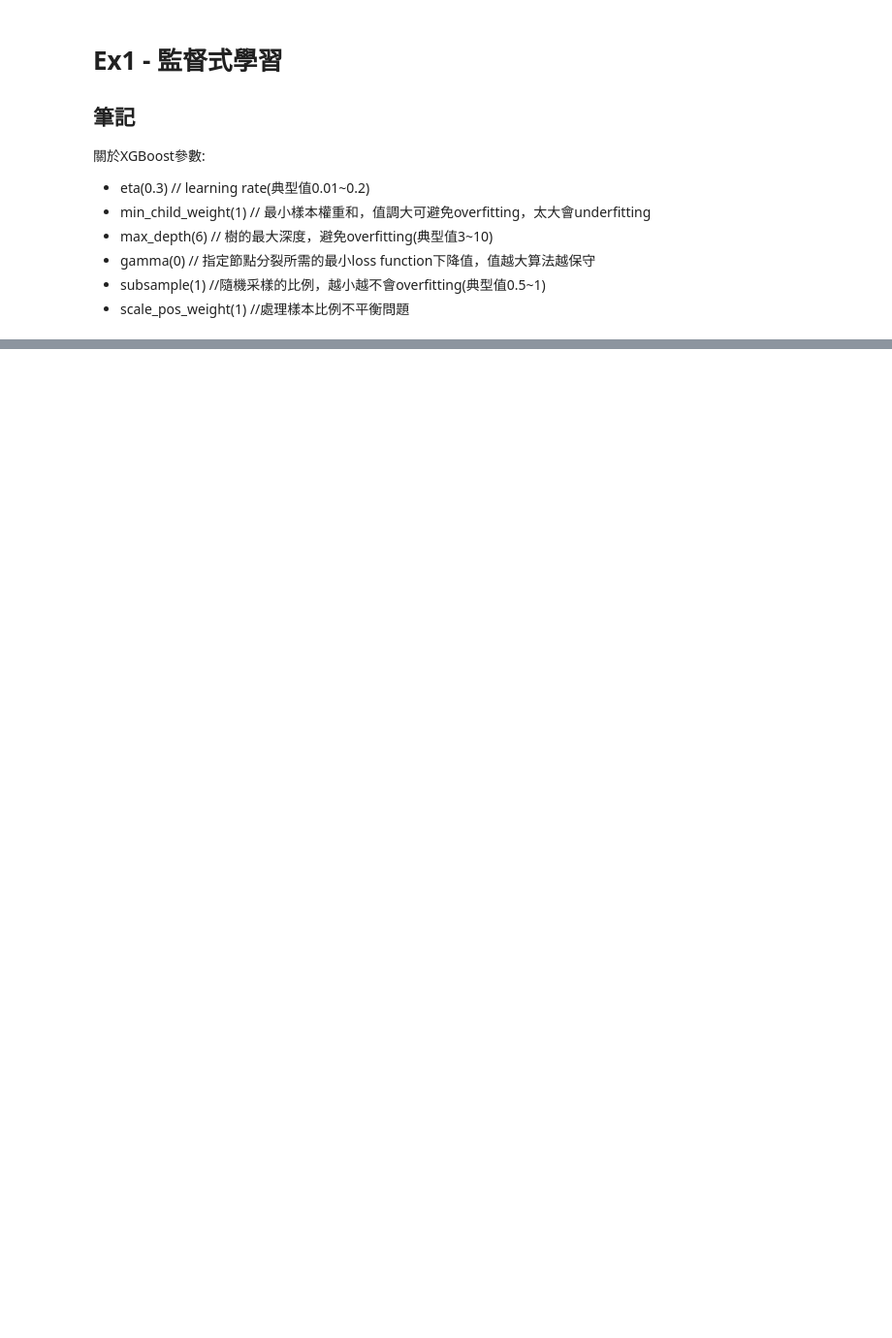
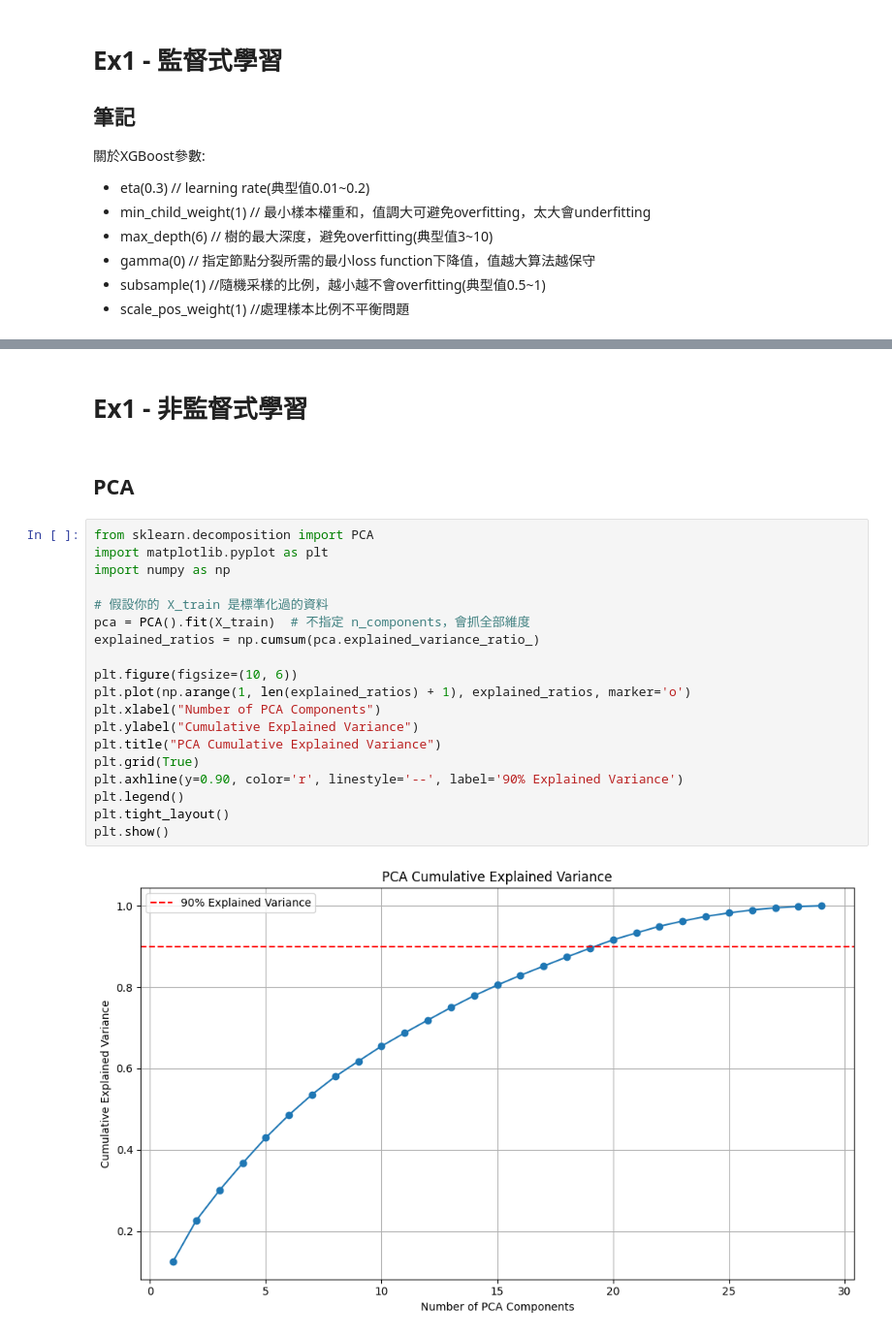
Before and after one commit to 0lai0/NTCU-Machine-Learning, a Jupyter notebook: ACS111111_ex1/ex1.ipynb, the cells around one changed output, grey strips where cells are left out. Shown at 97% size. Saved outputs shown, nothing was run; the diff lists cells and outputs as text; blank space fills up the shorter version.

```diff
--- a/ACS111111_ex1/ex1.ipynb
+++ b/ACS111111_ex1/ex1.ipynb
@@ -109,0 +97,25 @@ Test  F1: 0.8796992481203008
+# %% [markdown]
+# Ex1 - 非監督式學習
+# %% [markdown]
+## PCA
+# %%
+from sklearn.decomposition import PCA
+import matplotlib.pyplot as plt
+import numpy as np
+
+# 假設你的 X_train 是標準化過的資料
+pca = PCA().fit(X_train)  # 不指定 n_components，會抓全部維度
+explained_ratios = np.cumsum(pca.explained_variance_ratio_)
+
+plt.figure(figsize=(10, 6))
+plt.plot(np.arange(1, len(explained_ratios) + 1), explained_ratios, marker='o')
+plt.xlabel("Number of PCA Components")
+plt.ylabel("Cumulative Explained Variance")
+plt.title("PCA Cumulative Explained Variance")
+plt.grid(True)
+plt.axhline(y=0.90, color='r', linestyle='--', label='90% Explained Variance')
+plt.legend()
+plt.tight_layout()
+plt.show()
+# %% [output]
+[figure, added]
```
Also changed, not shown: parts of 6 cells of this notebook, 4 other files.
